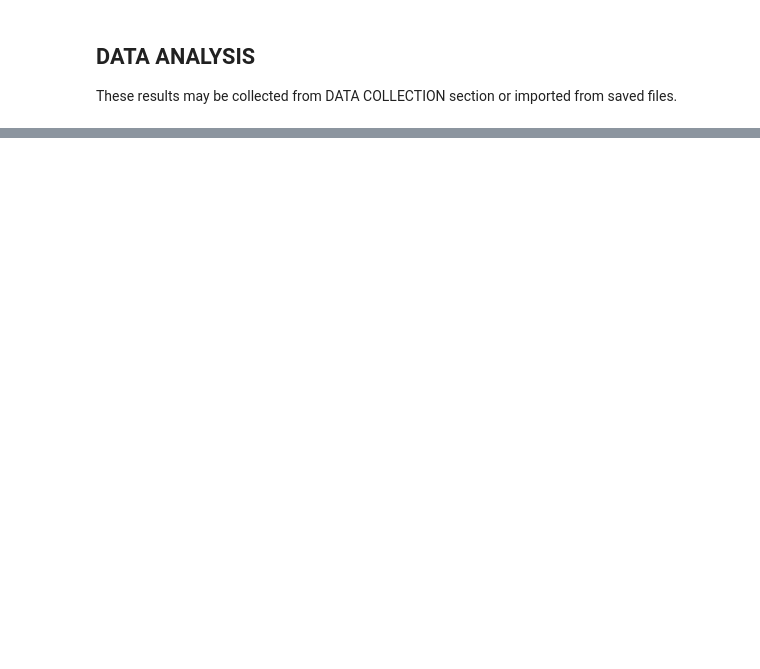
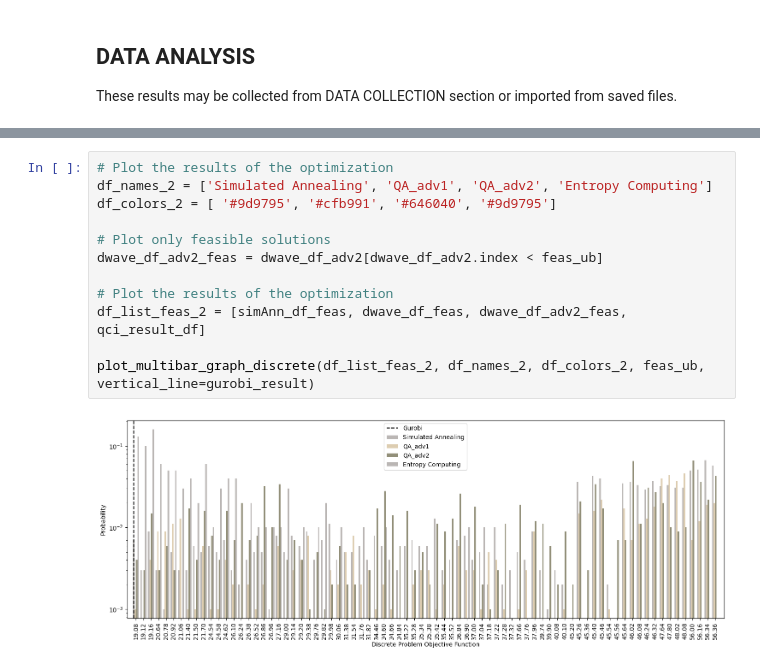
Before and after one commit to SECQUOIA/pd_ising, a Jupyter notebook: il-rxtor-sep-opt/discrete_qubo/ilrs_qubo.ipynb, the cells around one changed output, grey strips where cells are left out. Saved outputs shown, nothing was run; the diff lists cells and outputs as text; blank space fills up the shorter version.

```diff
--- a/il-rxtor-sep-opt/discrete_qubo/ilrs_qubo.ipynb
+++ b/il-rxtor-sep-opt/discrete_qubo/ilrs_qubo.ipynb
@@ -156,0 +180,14 @@ plot_multibar_graph_discrete(df_list_feas, df_names, df_colors, feas_ub, vertica
+# %%
+# Plot the results of the optimization
+df_names_2 = ['Simulated Annealing', 'QA_adv1', 'QA_adv2', 'Entropy Computing']
+df_colors_2 = [ '#9d9795', '#cfb991', '#646040', '#9d9795']
+
+# Plot only feasible solutions
+dwave_df_adv2_feas = dwave_df_adv2[dwave_df_adv2.index < feas_ub]
+
+# Plot the results of the optimization
+df_list_feas_2 = [simAnn_df_feas, dwave_df_feas, dwave_df_adv2_feas, qci_result_df]
+
+plot_multibar_graph_discrete(df_list_feas_2, df_names_2, df_colors_2, feas_ub, vertical_line=gurobi_result)
+# %% [output]
+[figure, added]
```
Also changed, not shown: parts of 9 cells of this notebook, 15 other files.
